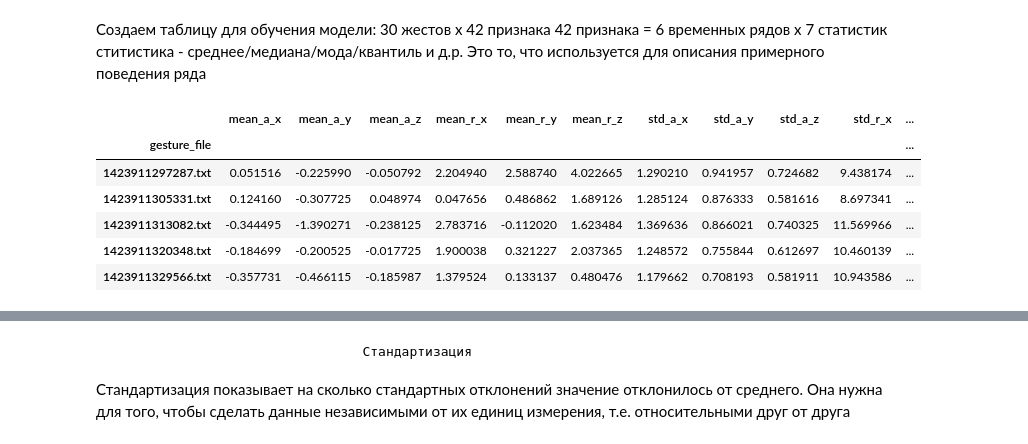
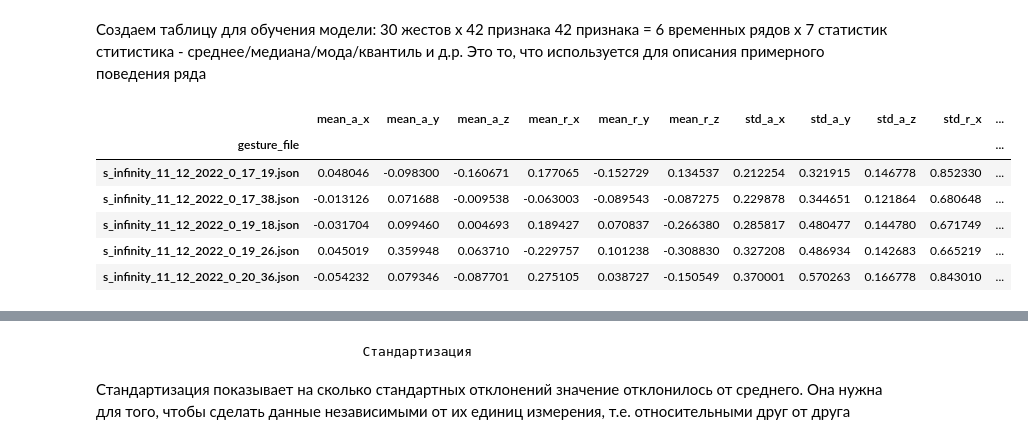
Before and after one commit to danya-kuzin/one_class_classifier, a Jupyter notebook: one‑class classifier.ipynb, the cells around one changed output, grey strips where cells are left out. Drawn from its saved outputs; the diff is of its cells as text; code cells hidden in the pictures.

```diff
--- a/one‑class classifier.ipynb
+++ b/one‑class classifier.ipynb
@@ -127,9 +160,9 @@ def prepare_rotation_angle(rotation_degrees):
     return relative_rotations
 
 # функция полной фильтрации жеста
-def full_filt_gesture(txt_files, num_file, amount_all_attributes, filt):
+def full_filt_gesture(user_folders, train_valid_test, num_user, num_file, amount_all_attributes, filt):
     # парсим атрибуты (временные ряды) из матрицы для i-ого файла
-    time_series_matrix = get_training_gesture_txt(txt_files, num_file)
+    time_series_matrix = get_gesture(user_folders, train_valid_test, num_user, num_file)
     for i in range(amount_all_attributes):
         attribute = prepare_rotation_angle(time_series_matrix[:, i])
         # если фильтрация нужна
@@ -138,7 +171,7 @@ def full_filt_gesture(txt_files, num_file, amount_all_attributes, filt):
     return time_series_matrix
 
 # функция построения графика одной проекций (атрибута/временного ряда) для всех жестов
-def build_one_attribute_plot(txt_files, dataset_path, num_time_series, filt):
+def build_one_attribute_plot(user_folders, train_valid_test, num_user, num_time_series, filt):
     plt.figure(figsize=(10, 4))
     match num_time_series:
         case 0:
@@ -160,9 +193,13 @@ def build_one_attribute_plot(txt_files, dataset_path, num_time_series, filt):
             attribute_name = "r_z"
             color_name = "blue"
 
-    for i in range(len(txt_files)):
+    # считаем кол-во жестов пользователя
+    result_path = user_folders[num_user] / "inf" / train_valid_test
+    gesture_len = len(list(result_path.iterdir())) - 1
+
+    for i in range(gesture_len):
         # парсим атрибуты (временные ряды) из матрицы для i-ого файла
-        time_series_matrix = get_training_gesture_txt(dataset_path, i)
+        time_series_matrix = get_gesture(user_folders, "train", num_user, num_file=i)
         # если фильтрация не нужна
         if filt == 0:
             attribute = prepare_rotation_angle(time_series_matrix[:, num_time_series])
@@ -182,5 +219,6 @@ def build_one_attribute_plot(txt_files, dataset_path, num_time_series, filt):
 # непосредственно строим все графики
 amount_all_attributes = 6
 for i in range(amount_all_attributes):
-    build_one_attribute_plot(txt_files, dataset_path, i, filt=0)
+    build_one_attribute_plot(user_folders, train_valid_test="train",
+                             num_user=0, num_time_series=i, filt=0)
 # %% [output]
@@ -194,5 +232,6 @@ for i in range(amount_all_attributes):
 Применим реализованный фильтр Баттерворта ко всем этим рядам
 # %%
 for i in range(amount_all_attributes):
-    build_one_attribute_plot(txt_files, dataset_path, i, filt=1)
+    build_one_attribute_plot(user_folders, train_valid_test="train",
+                             num_user=0, num_time_series=i, filt=1)
 # %% [output]
@@ -228,68 +267,77 @@ def extract_features(processed_gesture):
 
     return features
 
-# создаем матрицу 42-ух признаков для одного жеста
-filtered_gesture = full_filt_gesture(
-    txt_files,
-    num_file=0,
-    amount_all_attributes=6,
-    filt=True,
-)
-features = extract_features(filtered_gesture)
+
+# функция получения всех векторов признаков для пользователя
+def get_user_features(user_folders, train_valid_test, num_user):
+    # парсим все жесты пользователя
+    result_path = user_folders[num_user] / "inf" / train_valid_test
+
+    if len(list(result_path.glob("*.txt"))) > 0:
+        gesture_files = list(result_path.glob("*.txt"))
+    else:
+        gesture_files = list(result_path.glob("*.json"))
+
+    feature_rows = [] # матрица из строк = векторов признаков
+    for i in range(len(gesture_files)):
+        # подготавливаем углы и фильтруем
+        filtered_gesture = full_filt_gesture(
+            user_folders,
+            train_valid_test,
+            num_user=num_user,
+            num_file=i,
+            amount_all_attributes=6,
+            filt=True
+        )
+
+        # получаем 42 признака
+        features = extract_features(filtered_gesture)
+        feature_rows.append(features)
+    return np.array(feature_rows, dtype=float)
+
 
 # создаем имена признаков = (имя статистики) * (имя атрибута)
 attribute_names = ["a_x", "a_y", "a_z", "r_x", "r_y", "r_z"]
 statistic_names = ["mean", "std", "min", "max", "median", "q1", "q3"]
 feature_names = []
 
 for statistic_name in statistic_names:
     for attribute_name in attribute_names:
         feature_name = (statistic_name + "_" + attribute_name)
         feature_names.append(feature_name)
 
 # получаем матрицу из векторов признаков по всем жестам: (30 жестов)*(42 признака)
 feature_rows = []
-feature_rows_no_filt = []
+feature_rows = get_user_features(user_folders, "train", num_user=0)
+X_train = feature_rows
+
+# названия строк - имена файлов с жестами
 gesture_file_names = []
-for i in range(len(txt_files)):
-    # читаем один жест
-    time_series_matrix = get_training_gesture_txt(txt_files, i)
+result_path = user_folders[0] / "inf" / "train"
 
-    # подготавливаем углы и фильтруем
-    filtered_gesture = full_filt_gesture(
-        txt_files,
-        num_file=i,
-        amount_all_attributes=6,
-        filt=True,
-    )
+if len(list(result_path.glob("*.txt"))) > 0:
+    gesture_files = list(result_path.glob("*.txt"))
+else:
+    gesture_files = list(result_path.glob("*.json"))
 
-    # получаем 42 признака
-    features = extract_features(filtered_gesture)
-
-    # добавляем строку в будущую таблицу
-    feature_rows.append(features)
-
-    # названия строк - имена файлов с жестами
-    gesture_file_names.append(txt_files[i].name)
+for i in range(len(gesture_files)):
+    gesture_file_names.append(gesture_files[i].name)
 
 # создаем красивую табличку с признаками по жестам
 features_table = pd.DataFrame(feature_rows, index=gesture_file_names, columns=feature_names)
 features_table.index.name = "gesture_file"
 
 # показываем все признаки по первым 5-ти жестам
 pd.set_option("display.max_columns", None)
 display(features_table.head())
-
-# превращаем таблицу жестов-признаков в обычную numpy матрицу
-X_train = features_table.to_numpy(dtype=float)
 # %% [output]
 |  | mean_a_x | mean_a_y | mean_a_z | mean_r_x | mean_r_y | mean_r_z | std_a_x | std_a_y | std_a_z | std_r_x | ... |
 | gesture_file |  |  |  |  |  |  |  |  |  |  | ... |
-| 1423911297287.txt | 0.051516 | -0.225990 | -0.050792 | 2.204940 | 2.588740 | 4.022665 | 1.290210 | 0.941957 | 0.724682 | 9.438174 | ... |
-| 1423911305331.txt | 0.124160 | -0.307725 | 0.048974 | 0.047656 | 0.486862 | 1.689126 | 1.285124 | 0.876333 | 0.581616 | 8.697341 | ... |
-| 1423911313082.txt | -0.344495 | -1.390271 | -0.238125 | 2.783716 | -0.112020 | 1.623484 | 1.369636 | 0.866021 | 0.740325 | 11.569966 | ... |
-| 1423911320348.txt | -0.184699 | -0.200525 | -0.017725 | 1.900038 | 0.321227 | 2.037365 | 1.248572 | 0.755844 | 0.612697 | 10.460139 | ... |
-| 1423911329566.txt | -0.357731 | -0.466115 | -0.185987 | 1.379524 | 0.133137 | 0.480476 | 1.179662 | 0.708193 | 0.581911 | 10.943586 | ... |
+| s_infinity_11_12_2022_0_17_19.json | 0.048046 | -0.098300 | -0.160671 | 0.177065 | -0.152729 | 0.134537 | 0.212254 | 0.321915 | 0.146778 | 0.852330 | ... |
+| s_infinity_11_12_2022_0_17_38.json | -0.013126 | 0.071688 | -0.009538 | -0.063003 | -0.089543 | -0.087275 | 0.229878 | 0.344651 | 0.121864 | 0.680648 | ... |
+| s_infinity_11_12_2022_0_19_18.json | -0.031704 | 0.099460 | 0.004693 | 0.189427 | 0.070837 | -0.266380 | 0.285817 | 0.480477 | 0.144780 | 0.671749 | ... |
+| s_infinity_11_12_2022_0_19_26.json | 0.045019 | 0.359948 | 0.063710 | -0.229757 | 0.101238 | -0.308830 | 0.327208 | 0.486934 | 0.142683 | 0.665219 | ... |
+| s_infinity_11_12_2022_0_20_36.json | -0.054232 | 0.079346 | -0.087701 | 0.275105 | 0.038727 | -0.150549 | 0.370001 | 0.570263 | 0.166778 | 0.843010 | ... |
 # %%
 # строим матрицу корреляций
 correlation = features_table.corr()
```
Also changed, not shown: parts of 8 cells of this notebook, 2 other files.
